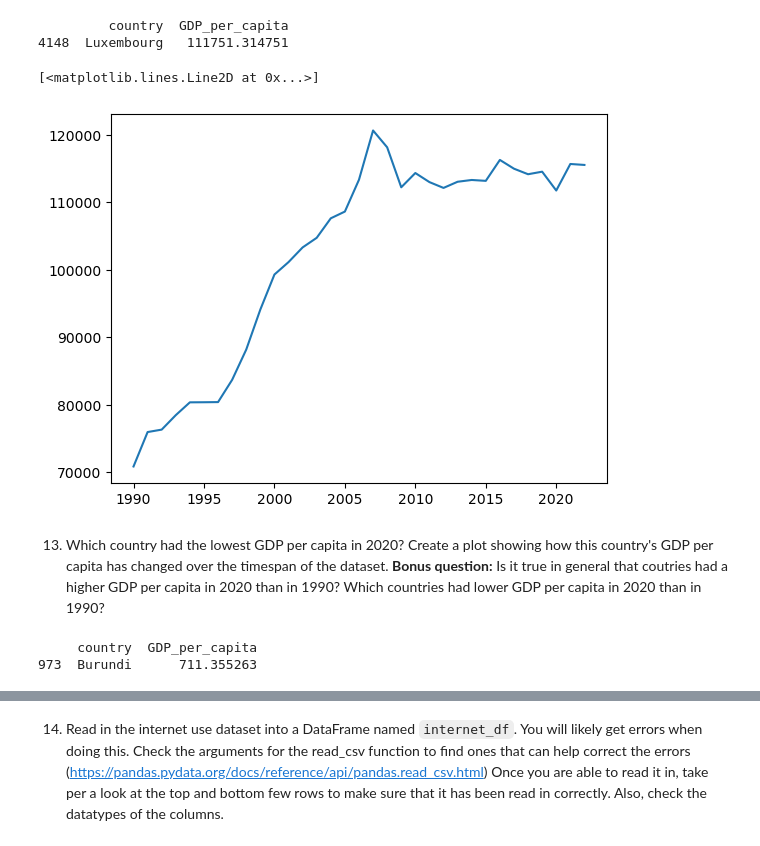
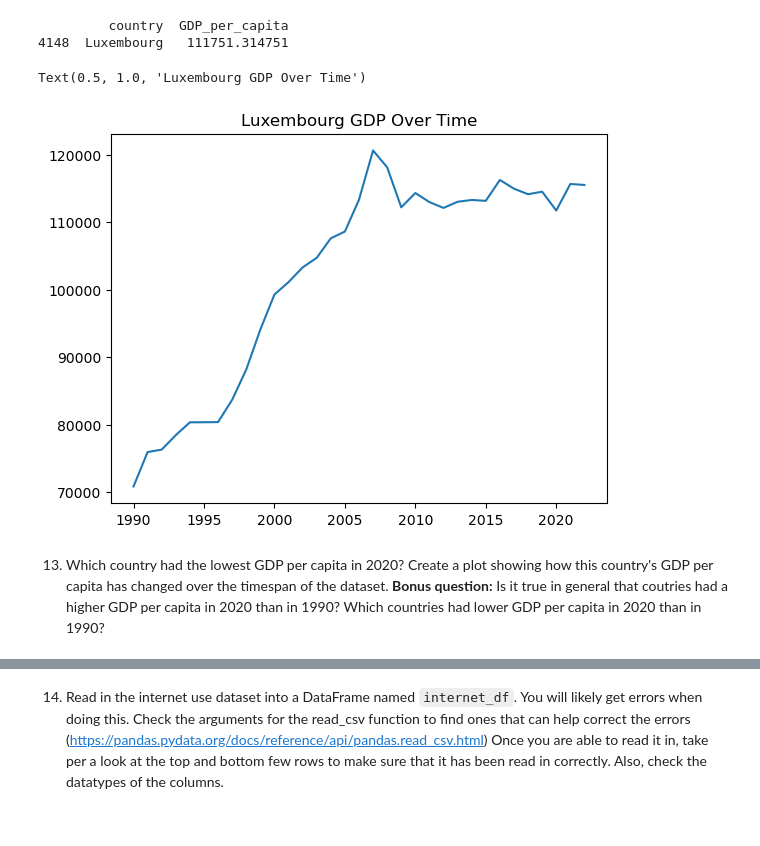
Before and after one commit to NSS-Data-Analytics-Cohort-10/gdp-and-internet-usage-marthahunter, a Jupyter notebook: notebooks/un_data_project.ipynb, the cells around one changed output, grey strips where cells are left out. Cells and saved outputs as stored; diff of their text form; code cells hidden in the pictures.

```diff
--- a/notebooks/un_data_project.ipynb
+++ b/notebooks/un_data_project.ipynb
@@ -281,18 +281,13 @@ print(highest_gdp_2020)
 # %% [output]
          country  GDP_per_capita
 4148  Luxembourg   111751.314751
-# %%
-# answer is Luxembourg - create lineplot showing GDP over time
-luxembourg_gdp = gdp_df[gdp_df['country'] == 'Luxembourg'].sort_values(['year'])
-plt.plot(luxembourg_gdp.year, luxembourg_gdp.GDP_per_capita)
-# %% [output]
-[<matplotlib.lines.Line2D at 0x...>]
-[figure, removed]
+# %%
+# answer is Luxembourg - create lineplot showing GDP over time
+luxembourg_gdp = gdp_df[gdp_df['country'] == 'Luxembourg'].sort_values(['year'])
+plt.plot(luxembourg_gdp.year, luxembourg_gdp.GDP_per_capita)
+plt.title("Luxembourg GDP Over Time")
+# %% [output]
+Text(0.5, 1.0, 'Luxembourg GDP Over Time')
+[figure, added]
 # %% [markdown]
 13. Which country had the lowest GDP per capita in 2020? Create a plot showing how this country's GDP per capita has changed over the timespan of the dataset. **Bonus question:** Is it true in general that coutries had a higher GDP per capita in 2020 than in 1990? Which countries had lower GDP per capita in 2020 than in 1990?
-# %%
-lowest_gdp_2020 = twenty_twenty.sort_values(by='GDP_per_capita', ascending=True).head(1)
-print(lowest_gdp_2020)
-# %% [output]
-     country  GDP_per_capita
-973  Burundi      711.355263
```
Also changed, not shown: parts of 21 cells of this notebook.
